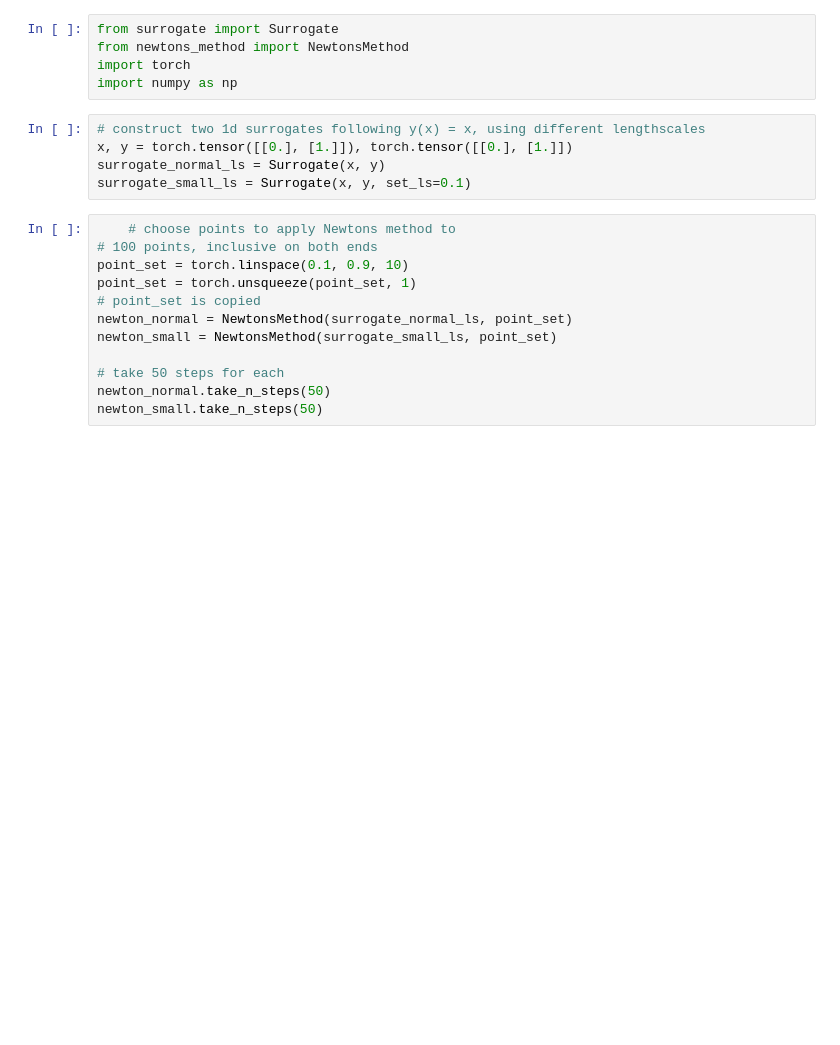
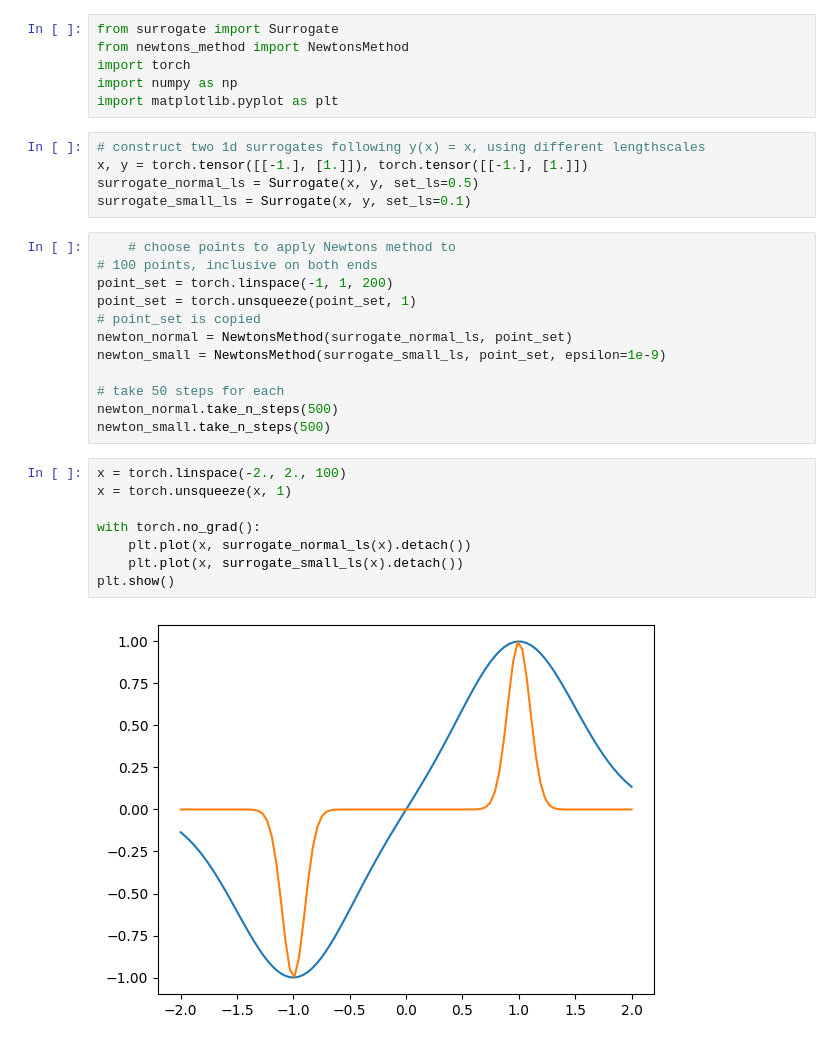
Before and after one commit to Lucas-de-Man/masters_thesis, a Jupyter notebook: convergence_tests/main.ipynb, the cells around one changed output. Drawn from its saved outputs; the diff is of its cells as text; blank space fills up the shorter version.

```diff
--- a/convergence_tests/main.ipynb
+++ b/convergence_tests/main.ipynb
@@ -3,20 +3,31 @@ from surrogate import Surrogate
 from newtons_method import NewtonsMethod
 import torch
 import numpy as np
+import matplotlib.pyplot as plt
 # %%
 # construct two 1d surrogates following y(x) = x, using different lengthscales
-x, y = torch.tensor([[0.], [1.]]), torch.tensor([[0.], [1.]])
-surrogate_normal_ls = Surrogate(x, y)
+x, y = torch.tensor([[-1.], [1.]]), torch.tensor([[-1.], [1.]])
+surrogate_normal_ls = Surrogate(x, y, set_ls=0.5)
 surrogate_small_ls = Surrogate(x, y, set_ls=0.1)
 # %%
     # choose points to apply Newtons method to
 # 100 points, inclusive on both ends
-point_set = torch.linspace(0.1, 0.9, 10)
+point_set = torch.linspace(-1, 1, 200)
 point_set = torch.unsqueeze(point_set, 1)
 # point_set is copied
 newton_normal = NewtonsMethod(surrogate_normal_ls, point_set)
-newton_small = NewtonsMethod(surrogate_small_ls, point_set)
+newton_small = NewtonsMethod(surrogate_small_ls, point_set, epsilon=1e-9)
 
 # take 50 steps for each
-newton_normal.take_n_steps(50)
-newton_small.take_n_steps(50)
+newton_normal.take_n_steps(500)
+newton_small.take_n_steps(500)
+# %%
+x = torch.linspace(-2., 2., 100)
+x = torch.unsqueeze(x, 1)
+
+with torch.no_grad():
+    plt.plot(x, surrogate_normal_ls(x).detach())
+    plt.plot(x, surrogate_small_ls(x).detach())
+plt.show()
+# %% [output]
+[figure, added]
```
Also changed, not shown: parts of 3 cells of this notebook.
